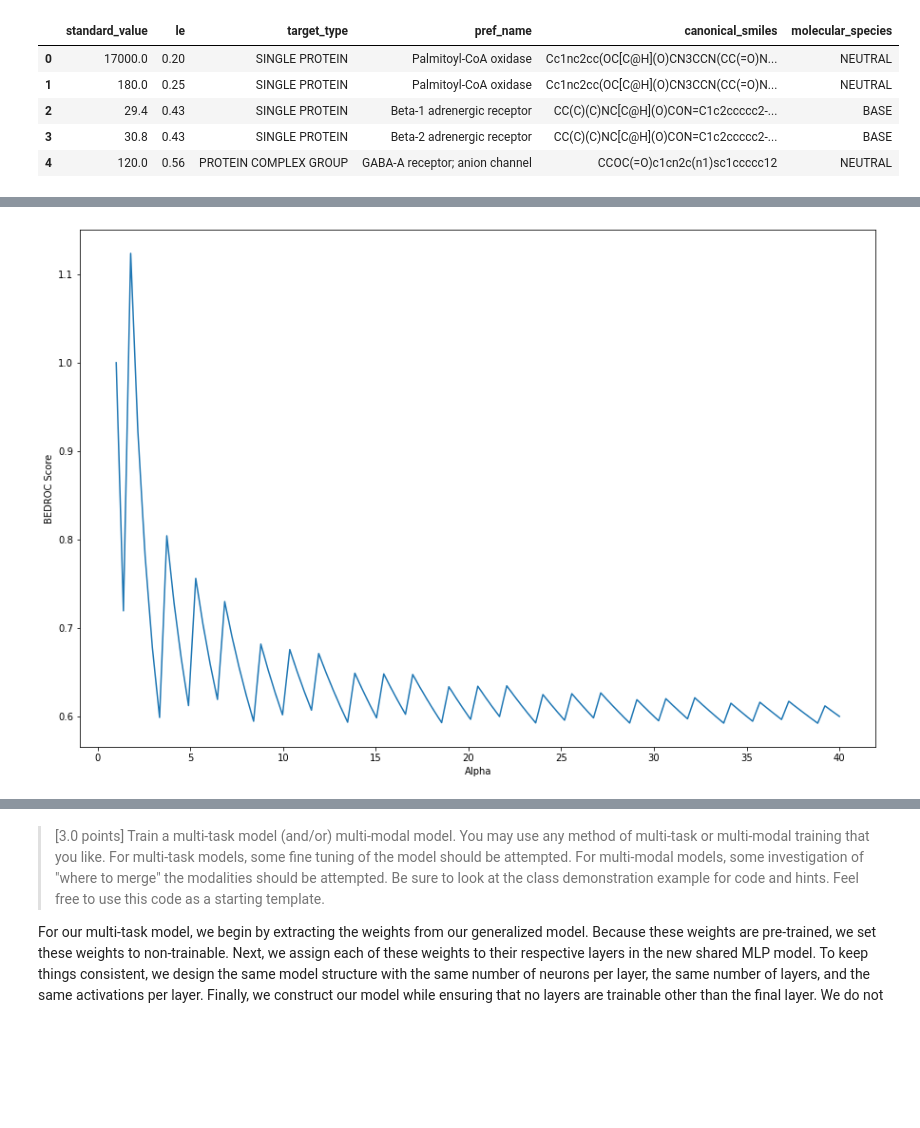
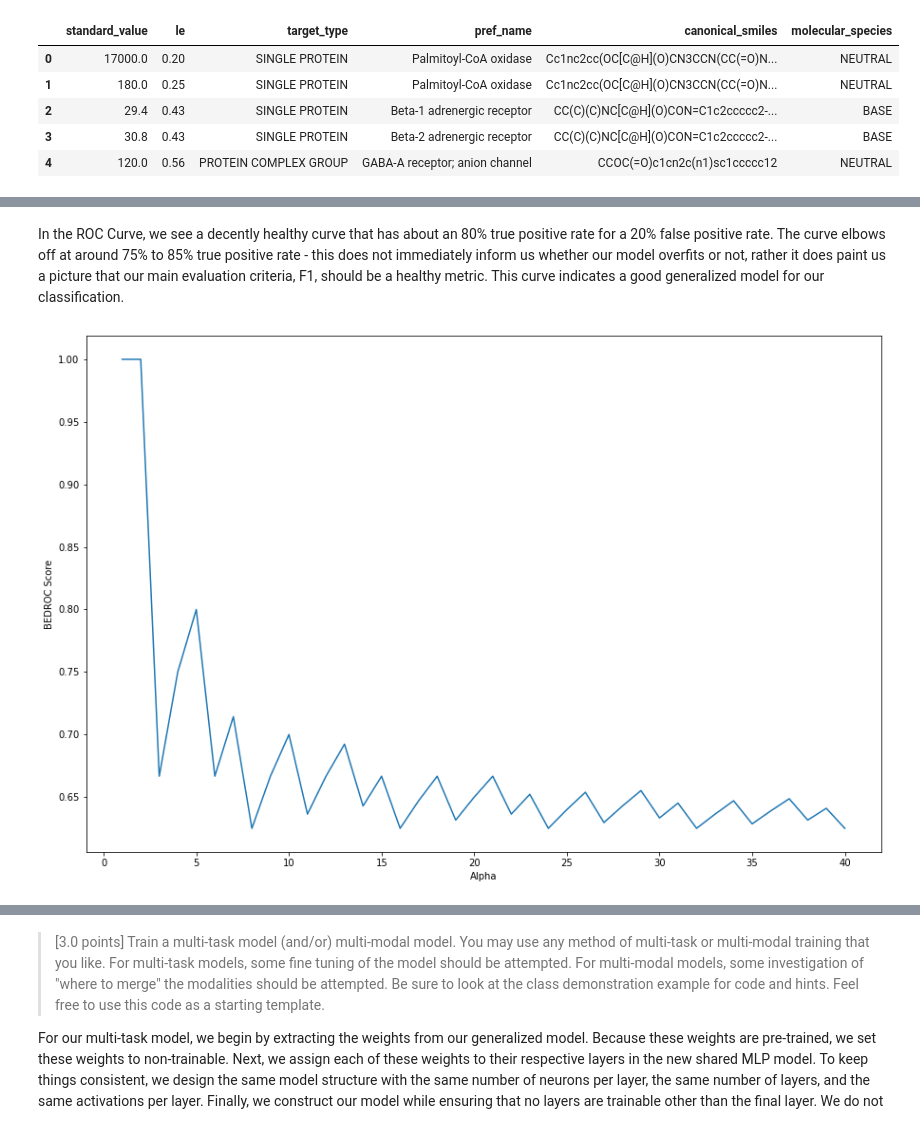
Before and after one commit to wisniemj/CS8321, a Jupyter notebook: lab2/lab2.ipynb, the cells around one changed output, grey strips where cells are left out. Saved outputs shown, nothing was run; the diff lists cells and outputs as text; code cells hidden in the pictures; blank space fills up the shorter version.

```diff
--- a/lab2/lab2.ipynb
+++ b/lab2/lab2.ipynb
@@ -283,9 +302,22 @@ del X["standard_value_bin"]
 # %%
 # under sample datasets to address class imbalancing
-under_sample = RandomUnderSampler(sampling_strategy = 0.7)
+y = df["standard_value_bin"]
+X = df
+del X["standard_value_bin"]
+under_sample = RandomUnderSampler(sampling_strategy = 0.85)
 X_under, y_under = under_sample.fit_resample(X, y)
 
-df = pd.concat([X_under, y_under], axis=1)
+# filter down the dataset
+# df = pd.concat([X_under, y_under], axis=1)
+# %%
+# create a list of all targets that have at least 20% diversity in one of the output labels
+target_name_filter = df.groupby("pref_name").agg({"standard_value_bin": sum, "target_type": "count"}).reset_index(drop=False)
+target_name_filter = target_name_filter[target_name_filter["standard_value_bin"] > 0]
+target_name_filter["proportion"] = target_name_filter["standard_value_bin"] / target_name_filter["target_type"]
+target_name_filter = target_name_filter[(target_name_filter["proportion"] <= 0.8) & (target_name_filter["proportion"] >= 0.2)]
+
+# filter down the dataframe
+df = df[df["pref_name"].isin(target_name_filter["pref_name"])]
 # %%
 # plot out each label
 fig, axs = plt.subplots(1, 1, sharey=True, tight_layout=True)
@@ -311,5 +343,5 @@ targets["cumulative_count"] = targets["target_type"].cumsum()
 targets["cumulative_perc"] = targets["cumulative_count"]/sum(targets["target_type"])
 
 # filter down df to top 100 targets
-df = df[df["pref_name"].isin(targets.iloc[:40].index)]
+df = df[df["pref_name"].isin(targets.iloc[:30].index)]
 # %%
@@ -440,7 +476,7 @@ optimizer = tf.keras.optimizers.Adam(learning_rate=1e-6)
 model.compile(loss='binary_crossentropy', optimizer=optimizer, metrics=["Precision", "Recall", "Accuracy", "AUC", "binary_crossentropy"])
 # %%
 # select cross validation
-cv = StratifiedKFold(n_splits=5)
+cv = KFold(n_splits=5)
 
 # initialize empty list of scores
 model_scores = []
@@ -460,8 +496,8 @@ for train_index, test_index in cv.split(X_train_all, y_train_all):
     y_test_all_cv = y_train_all[test_index]
 
     # fit the model
-    model_history = model.fit(X_train_all_cv, y_train_all_cv, epochs=20, steps_per_epoch=int(len(X_train_all_cv)/128),
-                              shuffle=False, verbose=1, batch_size=128, validation_data=(X_test_all_cv,y_test_all_cv))
+    model_history = model.fit(X_train_all_cv, y_train_all_cv, epochs=20, steps_per_epoch=int(len(X_train_all_cv)/32),
+                              shuffle=False, verbose=0, batch_size=32, validation_data=(X_test_all_cv,y_test_all_cv))
 
     # append scores
     model_scores.append(model_history.history)
@@ -503,22 +583,24 @@ plt.legend([f"generalized_mlp with AUC: {model_roc}"])
+# %% [markdown]
+In the ROC Curve, we see a decently healthy curve that has about an 80% true positive rate for a 20% false positive rate.  The curve elbows off at around 75% to 85% true positive rate - this does not immediately inform us whether our model overfits or not, rather it does paint us a picture that our main evaluation criteria, F1, should be a healthy metric.  This curve indicates a good generalized model for our classification.
 # %%
 # predict out y
 yhat = model.predict(X_test_all)
 
 # CHATGPT CODE AS PART OF BEDROC_SCORE_CALC FUNCTION
 # Generate a range of alpha values
-alphas = np.linspace(1, 40, 101)
+alphas = np.linspace(1, 40, 40)
 
 # Calculate BEDROC scores for each alpha value
 bedroc_scores = []
 for alpha in alphas:
-    bedroc_score = bedroc_score_test(y_true=y_test_all, y_pred=yhat, alpha=alpha)
+    bedroc_score = bedroc_score_calc(y_true=y_test_all, y_pred=yhat, alpha=alpha)
     bedroc_scores.append(bedroc_score)
 
 # Plot BEDROC curve
 plt.figure(figsize=(15,10))
 plt.plot(alphas, bedroc_scores)
 plt.xlabel('Alpha')
 plt.ylabel('BEDROC Score')
 plt.show()
 # %% [output]
-[figure, old version]
+[figure, new version]
```
Also changed, not shown: parts of 38 cells of this notebook.
